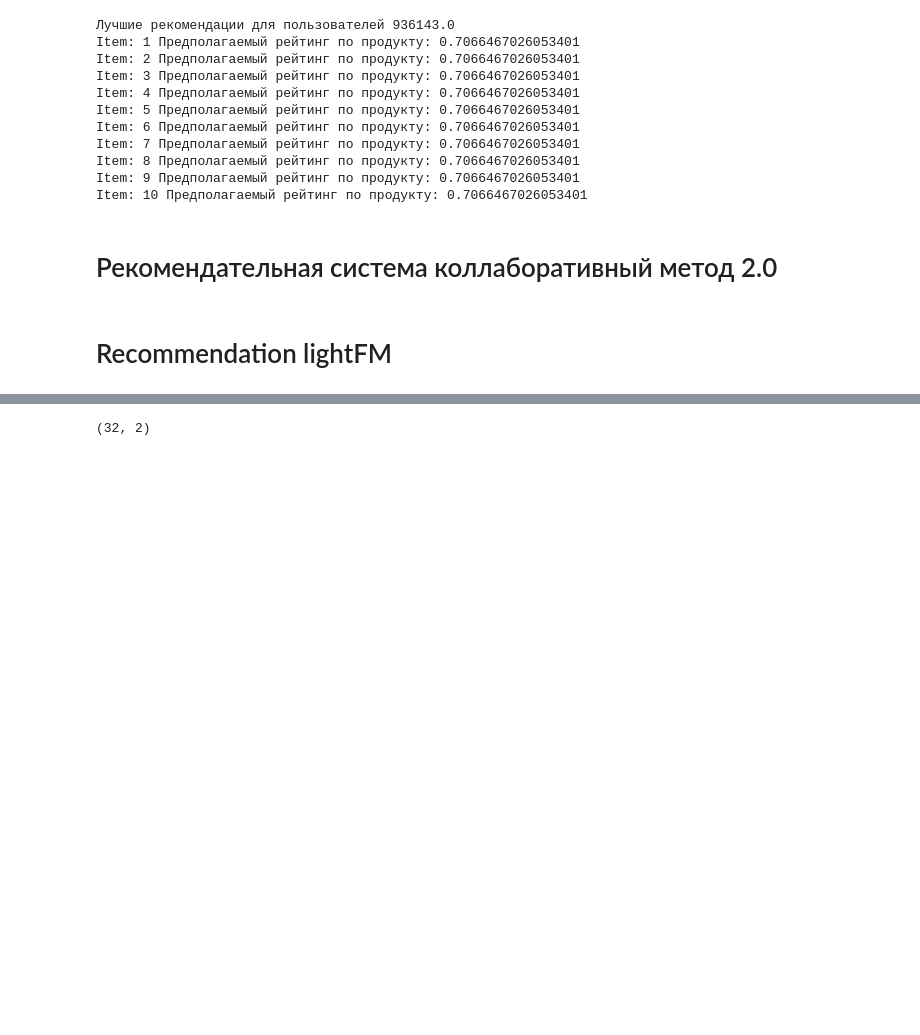
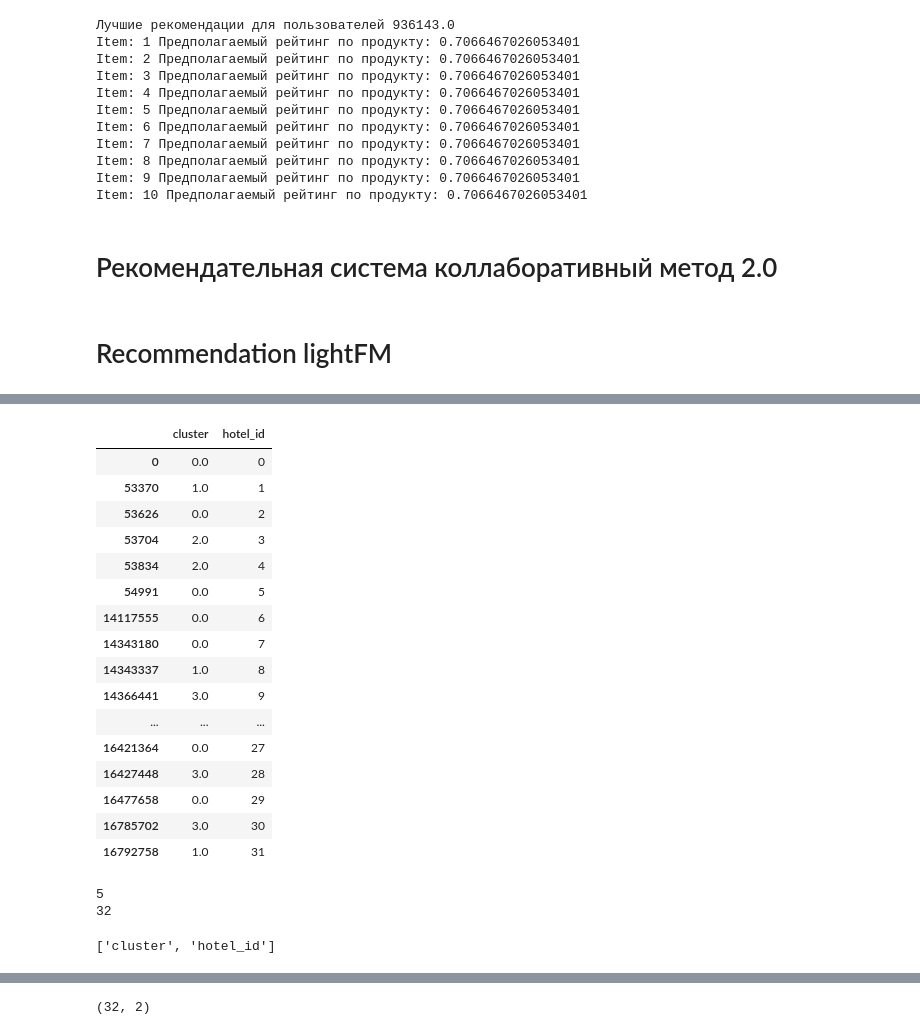
Before and after one commit to ElizavetaRysyeva/ver_last_ver, a Jupyter notebook: backend/рекомендательная.ipynb, the cells around one changed output, grey strips where cells are left out. Drawn from its saved outputs; the diff is of its cells as text; code cells hidden in the pictures; blank space fills up the shorter version.

```diff
--- a/backend/рекомендательная.ipynb
+++ b/backend/рекомендательная.ipynb
@@ -572,12 +549,40 @@ filtered_items['hotel_id'] = filtered_items['hotel_id'].apply(lambda x: hotel_id
 filtered_items = filtered_items.drop_duplicates(['hotel_id','cluster'])
 filtered_items.sort_values(by='hotel_id', inplace=True)
 item_to_property_matrix = filtered_items[['hotel_id','cluster']]
+# %%
+item_to_property_matrix
+# %% [output]
+|  | cluster | hotel_id |
+| 0 | 0.0 | 0 |
+| 53370 | 1.0 | 1 |
+| 53626 | 0.0 | 2 |
+| 53704 | 2.0 | 3 |
+| 53834 | 2.0 | 4 |
+| 54991 | 0.0 | 5 |
+| 14117555 | 0.0 | 6 |
+| 14343180 | 0.0 | 7 |
+| 14343337 | 1.0 | 8 |
+| 14366441 | 3.0 | 9 |
+| ... | ... | ... |
+| 16421364 | 0.0 | 27 |
+| 16427448 | 3.0 | 28 |
+| 16477658 | 0.0 | 29 |
+| 16785702 | 3.0 | 30 |
+| 16792758 | 1.0 | 31 |
 # %%
 useful_cols = list()
 cols = item_to_property_matrix.columns
 for col in cols:
     value = len(item_to_property_matrix[col].value_counts())
+    print(value)
     if value < 50:
         useful_cols.insert(0, col)
+# %% [output]
+5
+32
+# %%
+useful_cols
+# %% [output]
+['cluster', 'hotel_id']
 # %%
 item_to_property_matrix = item_to_property_matrix[useful_cols]
```
Also changed, not shown: parts of 20 cells of this notebook.
